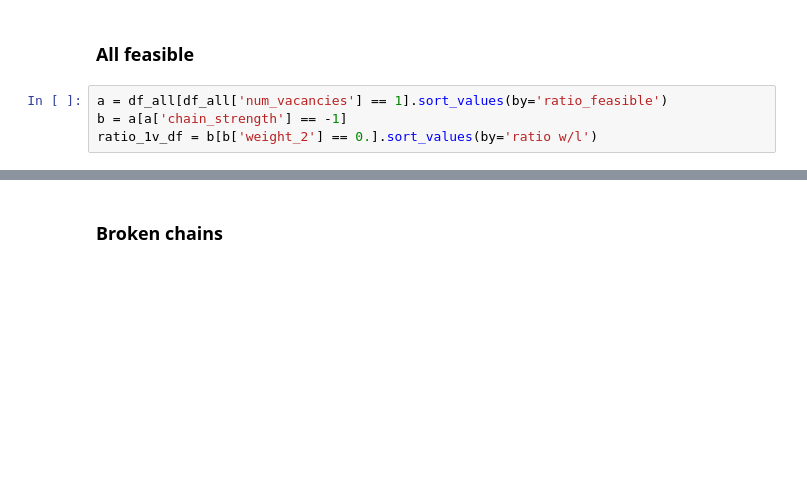
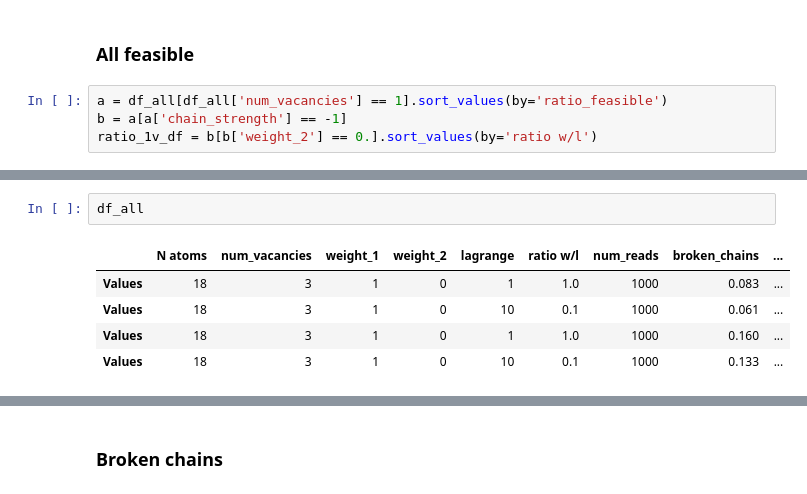
Before and after one commit to cmc-ucl/quantum_computing, a Jupyter notebook: Experiments.ipynb, the cells around one changed output, grey strips where cells are left out. Saved outputs shown, nothing was run; the diff lists cells and outputs as text; blank space fills up the shorter version.

```diff
--- a/Experiments.ipynb
+++ b/Experiments.ipynb
@@ -223,0 +220,8 @@ bbb['energy_distribution'].to_list()
+# %%
+df_all
+# %% [output]
+|  | N atoms | num_vacancies | weight_1 | weight_2 | lagrange | ratio w/l | num_reads | broken_chains | ... |
+| Values | 18 | 3 | 1 | 0 | 1 | 1.0 | 1000 | 0.083 | ... |
+| Values | 18 | 3 | 1 | 0 | 10 | 0.1 | 1000 | 0.061 | ... |
+| Values | 18 | 3 | 1 | 0 | 1 | 1.0 | 1000 | 0.160 | ... |
+| Values | 18 | 3 | 1 | 0 | 10 | 0.1 | 1000 | 0.133 | ... |
```
Also changed, not shown: parts of 19 cells of this notebook.
